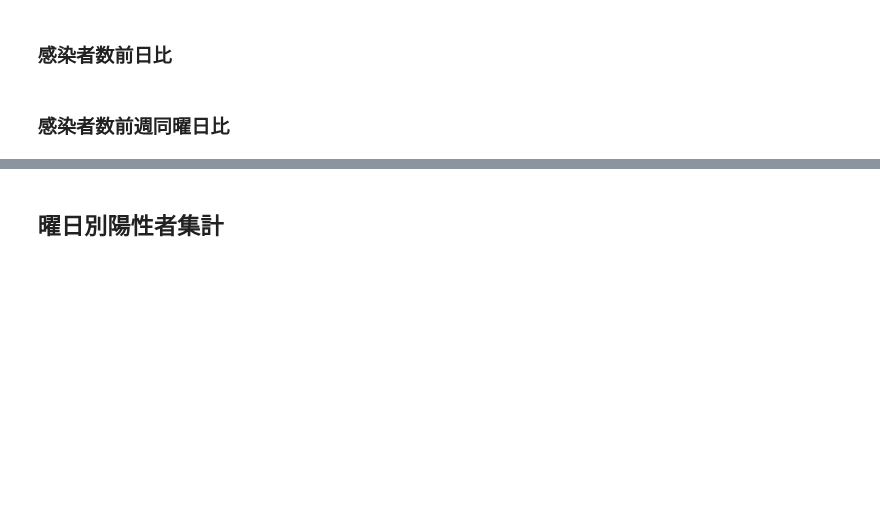
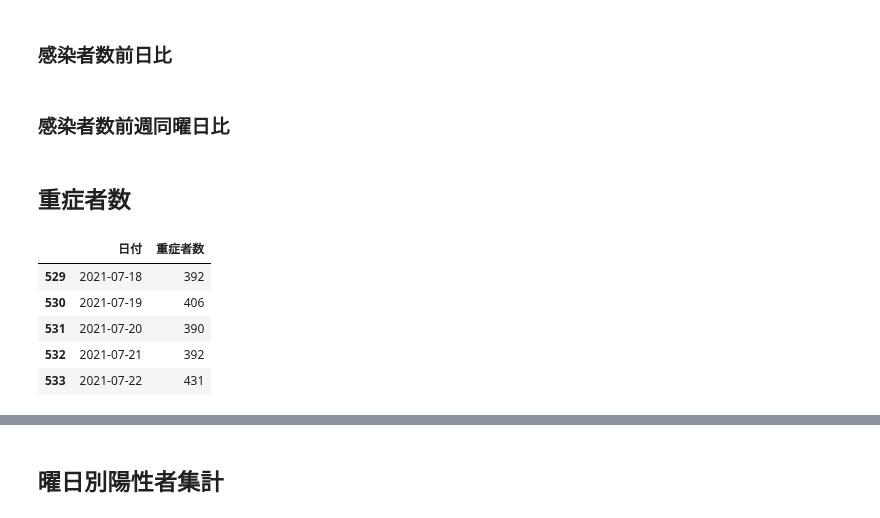
Before and after one commit to marzg510/data-analyze-covid-19, a Jupyter notebook: covid-19-nhk-jp.ipynb, the cells around one changed output, grey strips where cells are left out. Saved outputs shown, nothing was run; the diff lists cells and outputs as text; code cells hidden in the pictures; blank space fills up the shorter version.

```diff
--- a/covid-19-nhk-jp.ipynb
+++ b/covid-19-nhk-jp.ipynb
@@ -89,3 +89,16 @@ pref["新規感染者数先週比"] = pref["各地の感染者数_1日ごとの
 pref["新規感染者数先週差"] = pref["各地の感染者数_1日ごとの発表数"].diff(periods=7)
 pref.loc[(pref["日付"] < pref["日付"].min()+datetime.timedelta(days=7)),"新規感染者数先週比"] = np.nan
 pref.loc[(pref["日付"] < pref["日付"].min()+datetime.timedelta(days=7)),"新規感染者数先週差"] = np.nan
+# %% [markdown]
+## 重症者数
+# %%
+severe = pd.read_csv("COVID-19-jp/severe_daily.csv")
+severe["日付"] = pd.to_datetime(severe["日付"])
+severe.tail()
+# %% [output]
+|  | 日付 | 重症者数 |
+| 529 | 2021-07-18 | 392 |
+| 530 | 2021-07-19 | 406 |
+| 531 | 2021-07-20 | 390 |
+| 532 | 2021-07-21 | 392 |
+| 533 | 2021-07-22 | 431 |
```
Also changed, not shown: parts of 8 cells of this notebook, 19 other files.
